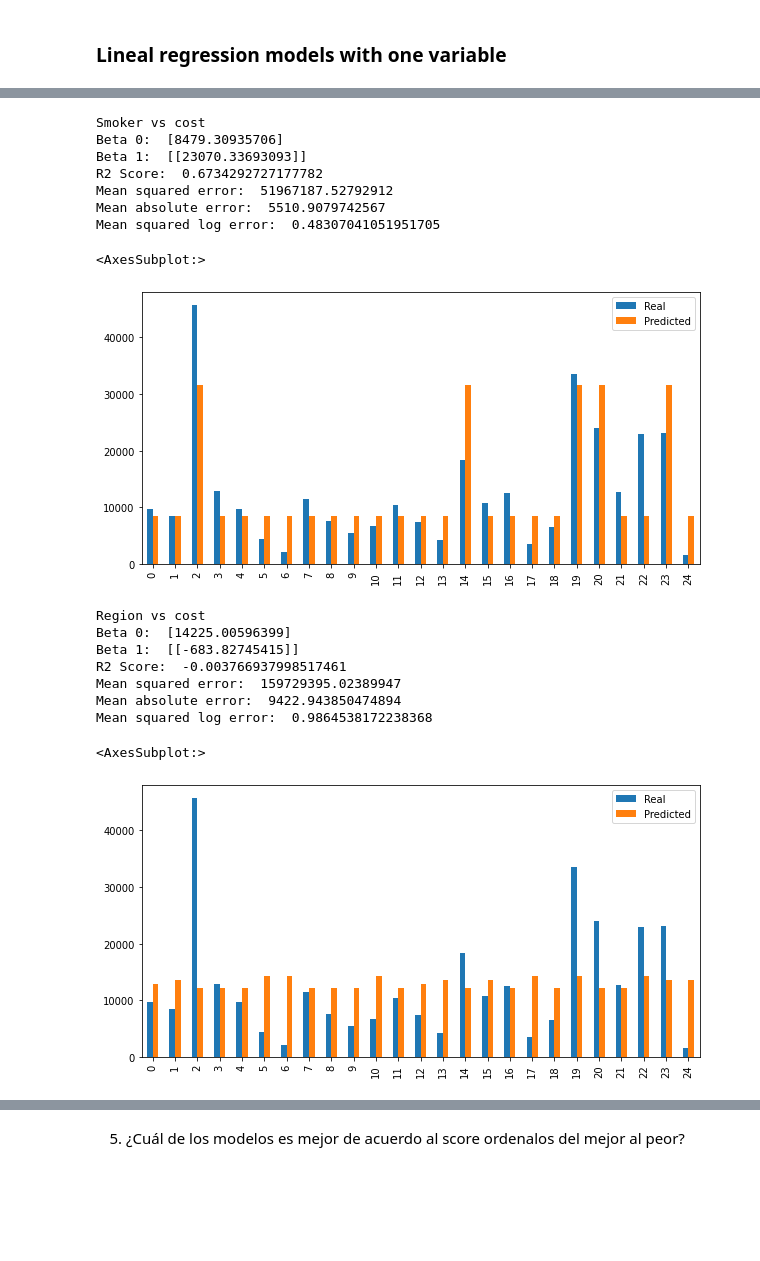
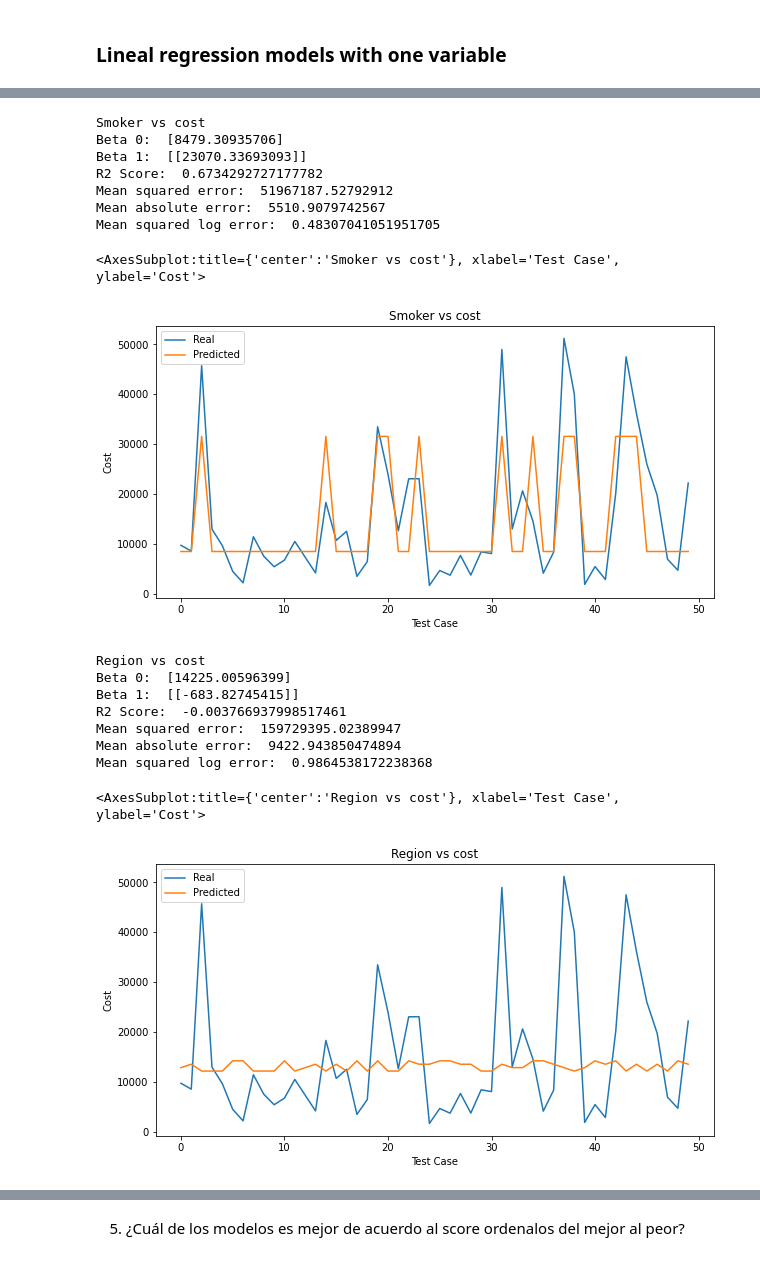
Before and after one commit to ltchycrane/Semana_Tec, a Jupyter notebook: 6.4 - Proyecto - Regresion Linea.ipynb, the cells around one changed output, grey strips where cells are left out. Saved outputs shown, nothing was run; the diff lists cells and outputs as text; code cells hidden in the pictures; blank space fills up the shorter version.

```diff
--- a/6.4 - Proyecto - Regresion Linea.ipynb
+++ b/6.4 - Proyecto - Regresion Linea.ipynb
@@ -220,36 +211,36 @@ Mean squared log error:  0.9737316344436844
 # %%
 # Smoker vs cost
-X = smoker.values.reshape(-1,1)
+X = fuma_one_hot['smoker_yes'].values.reshape(-1,1)
 y = charges.values.reshape(-1,1)
 X_train, X_test, y_train, y_test = train_test_split(X, y, test_size=0.2, random_state=0)
 regressor_smoker = LinearRegression()
 regressor_smoker.fit(X_train, y_train)
 y_pred_smoker = regressor_smoker.predict(X_test)
 print('Smoker vs cost')
 print('Beta 0: ', regressor_smoker.intercept_)
 print('Beta 1: ', regressor_smoker.coef_)
 smoker_r2 = r2_score(y_test, y_pred_smoker)
 print('R2 Score: ', smoker_r2)
 print('Mean squared error: ', mean_squared_error(y_test, y_pred_smoker))
 print('Mean absolute error: ', mean_absolute_error(y_test, y_pred_smoker))
 print('Mean squared log error: ', mean_squared_log_error(y_test, y_pred_smoker))
 # Save predictions vs real values
 df_smoker = pd.DataFrame({'Real': y_test.flatten(), 'Predicted': y_pred_smoker.flatten()})
 # Plot predictions vs real values
-df_smoker.head(25).plot(kind='bar',figsize=(10,5))
+df_smoker.head(50).plot(figsize=(10,5), title='Smoker vs cost', xlabel='Test Case', ylabel='Cost')
 # %% [output]
 Smoker vs cost
 Beta 0:  [8479.30935706]
 Beta 1:  [[23070.33693093]]
 R2 Score:  0.6734292727177782
 Mean squared error:  51967187.52792912
 Mean absolute error:  5510.9079742567
 Mean squared log error:  0.48307041051951705
-<AxesSubplot:>
+<AxesSubplot:title={'center':'Smoker vs cost'}, xlabel='Test Case', ylabel='Cost'>
-[figure, old version]
+[figure, new version]
 # %%
 # Region vs cost
-X = region.values.reshape(-1,1)
+X = region_encoding.values.reshape(-1,1)
 y = charges.values.reshape(-1,1)
 X_train, X_test, y_train, y_test = train_test_split(X, y, test_size=0.2, random_state=0)
 regressor_region = LinearRegression()
@@ -266,7 +257,7 @@ print('Mean squared log error: ', mean_squared_log_error(y_test, y_pred_region))
 # Save predictions vs real values
 df_region = pd.DataFrame({'Real': y_test.flatten(), 'Predicted': y_pred_region.flatten()})
 # Plot predictions vs real values
-df_region.head(25).plot(kind='bar',figsize=(10,5))
+df_region.head(50).plot(figsize=(10,5), title='Region vs cost', xlabel='Test Case', ylabel='Cost')
 # %% [output]
 Region vs cost
 Beta 0:  [14225.00596399]
@@ -275,7 +266,7 @@ R2 Score:  -0.003766937998517461
 Mean squared error:  159729395.02389947
 Mean absolute error:  9422.943850474894
 Mean squared log error:  0.9864538172238368
-<AxesSubplot:>
+<AxesSubplot:title={'center':'Region vs cost'}, xlabel='Test Case', ylabel='Cost'>
-[figure, old version]
+[figure, new version]
 # %%
 # Gender vs cost
```
Also changed, not shown: parts of 13 cells of this notebook.
